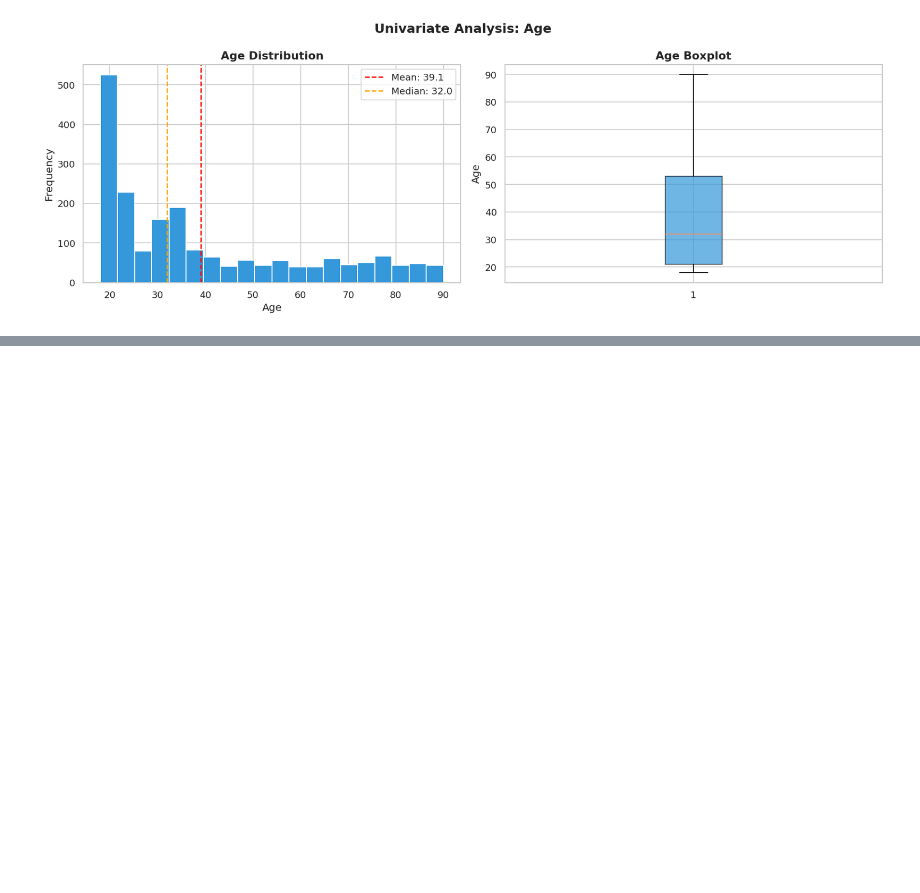
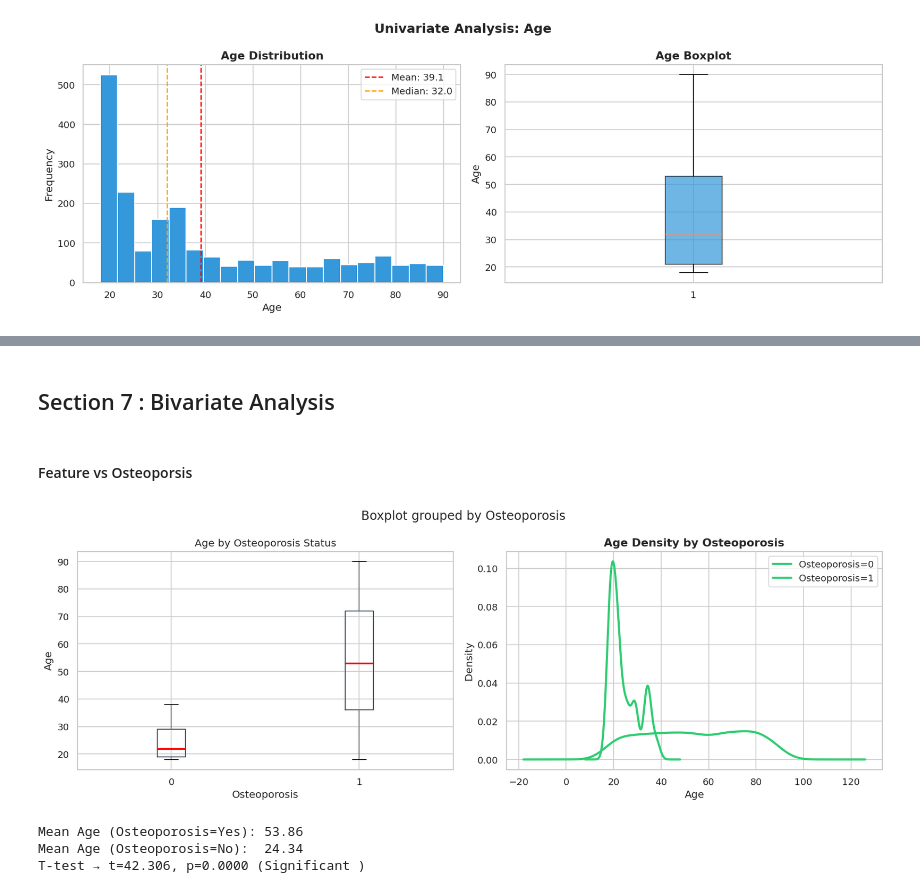
Before and after one commit to afeefanver/Osteoporosis-Risk-Prediction, a Jupyter notebook: EDA(Oesto).ipynb, the cells around one changed output, grey strips where cells are left out. Cells and saved outputs as stored; diff of their text form; code cells hidden in the pictures; blank space fills up the shorter version.

```diff
--- a/EDA(Oesto).ipynb
+++ b/EDA(Oesto).ipynb
@@ -224,0 +254,43 @@ plt.show()
+# %% [markdown]
+## Section 7 : Bivariate Analysis
+# %% [markdown]
+#### Feature vs Osteoporsis
+# %%
+# --- Age vs Osteoporosis ---
+fig, axes = plt.subplots(1, 2, figsize=(14, 5))
+
+# Boxplot
+df.boxplot(column='Age', by='Osteoporosis', ax=axes[0],
+           boxprops=dict(color='#2C3E50'),
+           medianprops=dict(color='red', linewidth=2))
+axes[0].set_title('Age by Osteoporosis Status', fontsize=13, fontweight='bold')
+axes[0].set_xlabel('Osteoporosis')
+axes[0].set_ylabel('Age')
+plt.sca(axes[0])
+plt.title('Age by Osteoporosis Status')
+
+# KDE plot
+for label, grp in df.groupby('Osteoporosis')['Age']:
+    color = '#E74C3C' if label == 'Yes' else '#2ECC71'
+    grp.plot.kde(ax=axes[1], label=f'Osteoporosis={label}', color=color, linewidth=2.5)
+axes[1].set_title('Age Density by Osteoporosis', fontsize=13, fontweight='bold')
+axes[1].legend()
+axes[1].set_xlabel('Age')
+
+plt.savefig('plot/04_bivariate_analysis.png', bbox_inches='tight')
+plt.tight_layout()
+plt.show()
+# %% [output]
+[figure, added]
+# %%
+# T-test
+yes_age = df[df['Osteoporosis'] == 1]['Age']
+no_age  = df[df['Osteoporosis'] == 0]['Age']
+t_stat, p_val = stats.ttest_ind(yes_age, no_age)
+print(f'Mean Age (Osteoporosis=Yes): {yes_age.mean():.2f}')
+print(f'Mean Age (Osteoporosis=No):  {no_age.mean():.2f}')
+print(f'T-test → t={t_stat:.3f}, p={p_val:.4f} {"(Significant )" if p_val < 0.05 else "(Not Significant)"}')
+# %% [output]
+Mean Age (Osteoporosis=Yes): 53.86
+Mean Age (Osteoporosis=No):  24.34
+T-test → t=42.306, p=0.0000 (Significant )
```
Also changed, not shown: parts of 8 cells of this notebook.
